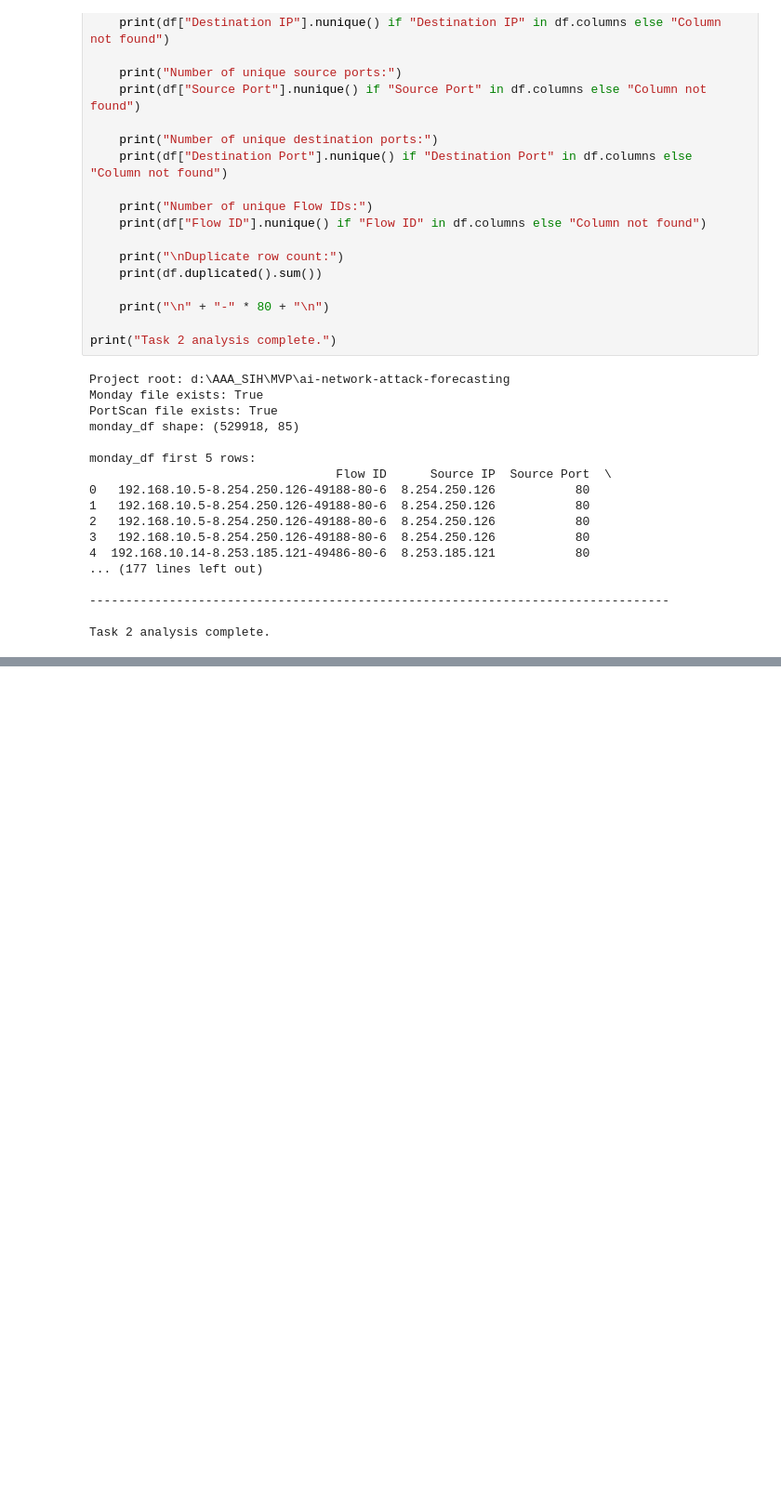
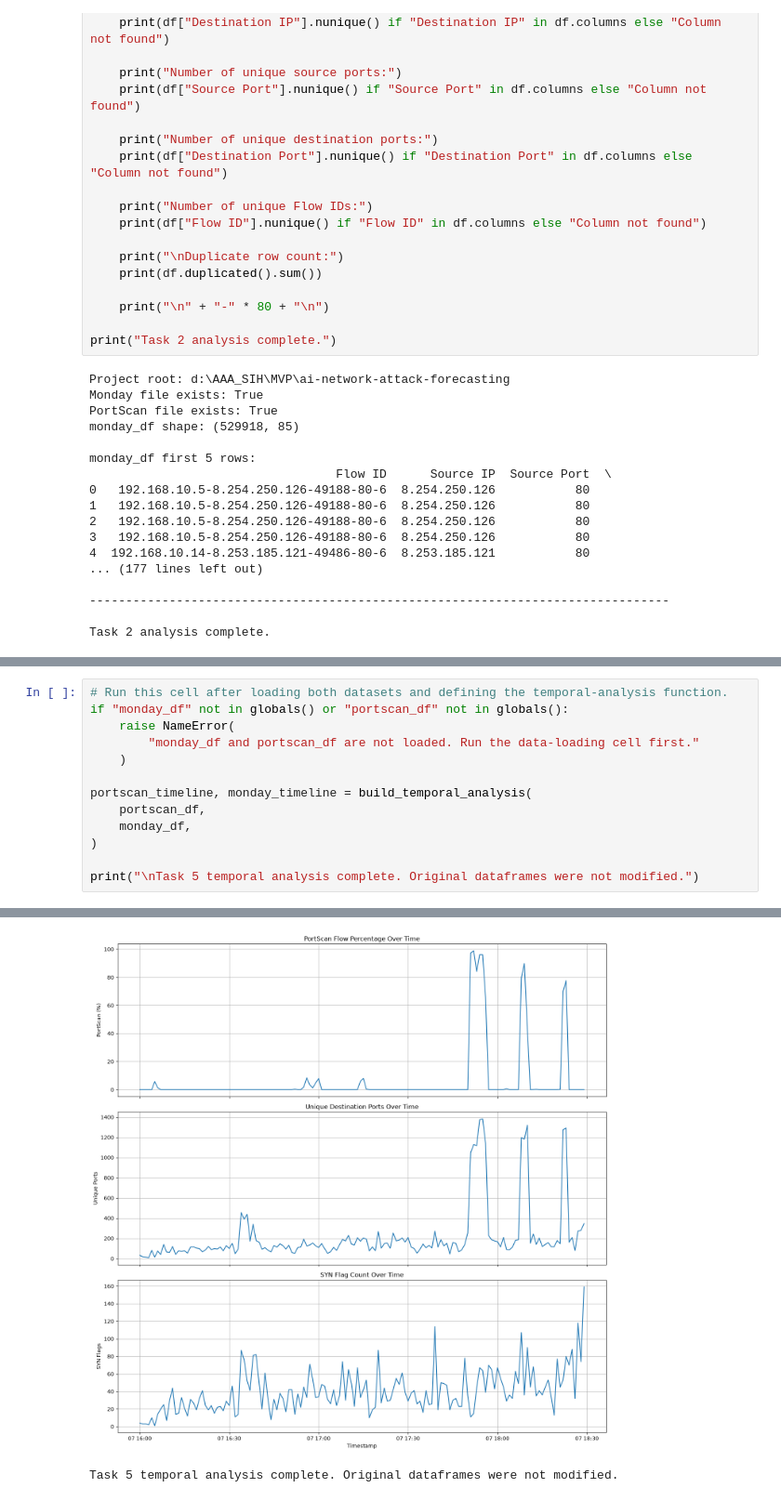
Before and after one commit to Aman530680/mvp, a Jupyter notebook: notebooks/01_dataset_exploration.ipynb, the cells around one changed output, grey strips where cells are left out. Shown at 93% size. Drawn from its saved outputs; the diff is of its cells as text; blank space fills up the shorter version.

```diff
--- a/notebooks/01_dataset_exploration.ipynb
+++ b/notebooks/01_dataset_exploration.ipynb
@@ -201,0 +455,14 @@ print("\nDiagnostic report complete. No data was modified.")
+# %%
+# Run this cell after loading both datasets and defining the temporal-analysis function.
+if "monday_df" not in globals() or "portscan_df" not in globals():
+    raise NameError(
+        "monday_df and portscan_df are not loaded. Run the data-loading cell first."
+    )
+
+portscan_timeline, monday_timeline = build_temporal_analysis(
+    portscan_df,
+    monday_df,
+)
+
+print("\nTask 5 temporal analysis complete. Original dataframes were not modified.")
+# %% [output]
@@ -201,0 +486,2 @@ print("\nDiagnostic report complete. No data was modified.")
+[figure, added]
+Task 5 temporal analysis complete. Original dataframes were not modified.
```
Also changed, not shown: parts of 16 cells of this notebook.
